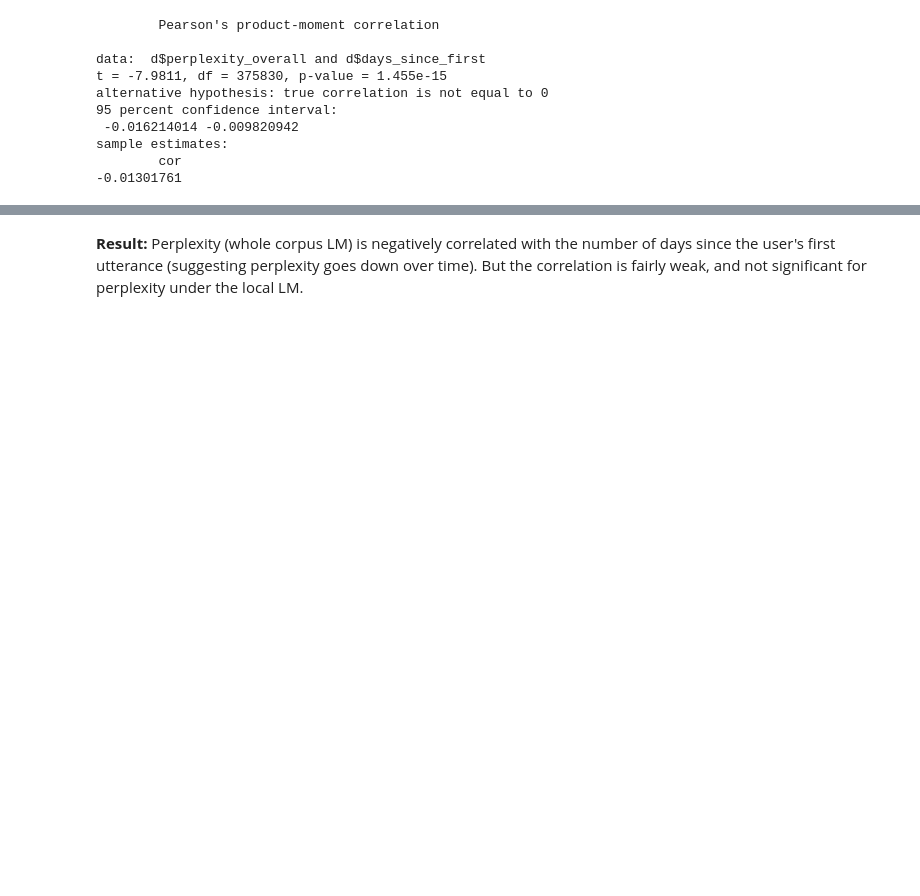
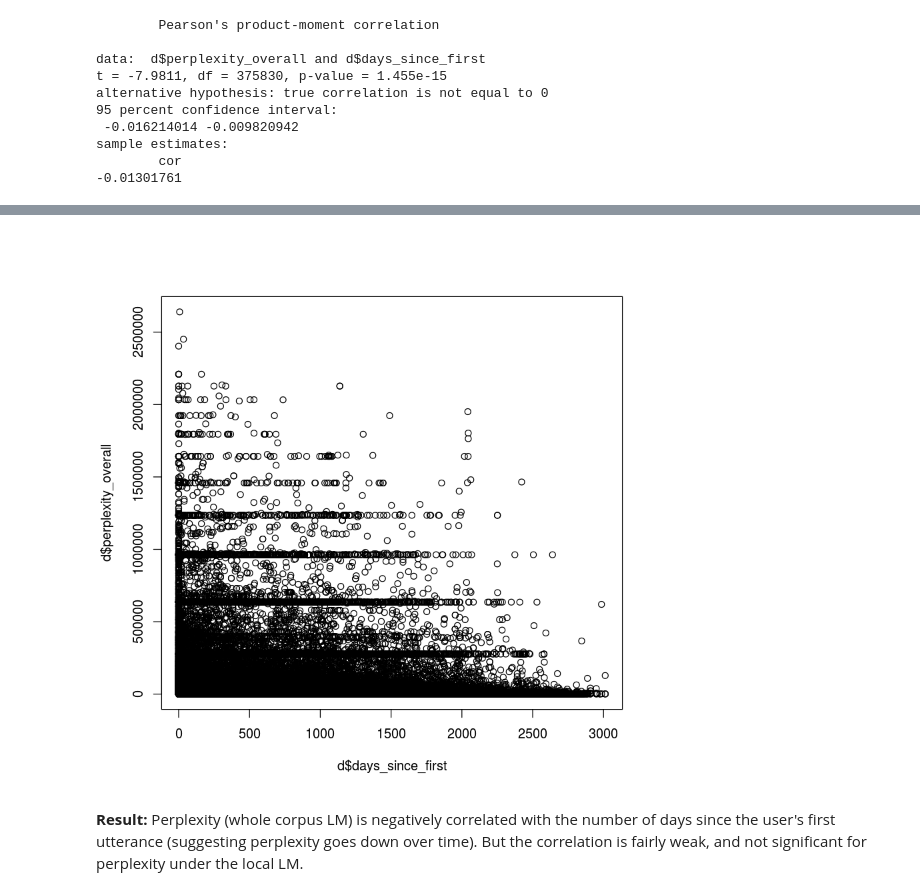
Before and after one commit to winobes/lasn, a Jupyter notebook: code/analysis.ipynb, the cells around one changed output, grey strips where cells are left out. Drawn from its saved outputs; the diff is of its cells as text; code cells hidden in the pictures; blank space fills up the shorter version.

```diff
--- a/code/analysis.ipynb
+++ b/code/analysis.ipynb
@@ -195,3 +260,7 @@ plot(d$days_since_first, d$utt_length)
+# %%
+plot(d$days_since_first, d$perplexity_overall)
+# %% [output]
+[figure, added]
 # %% [markdown]
 **Result:** Perplexity (whole corpus LM) is negatively correlated with the number of days since the user's first utterance (suggesting perplexity goes down over time). But the correlation is fairly weak, and not significant for perplexity under the local LM.
 # %% [markdown]
```
Also changed, not shown: parts of 7 cells of this notebook, 3 other files.
